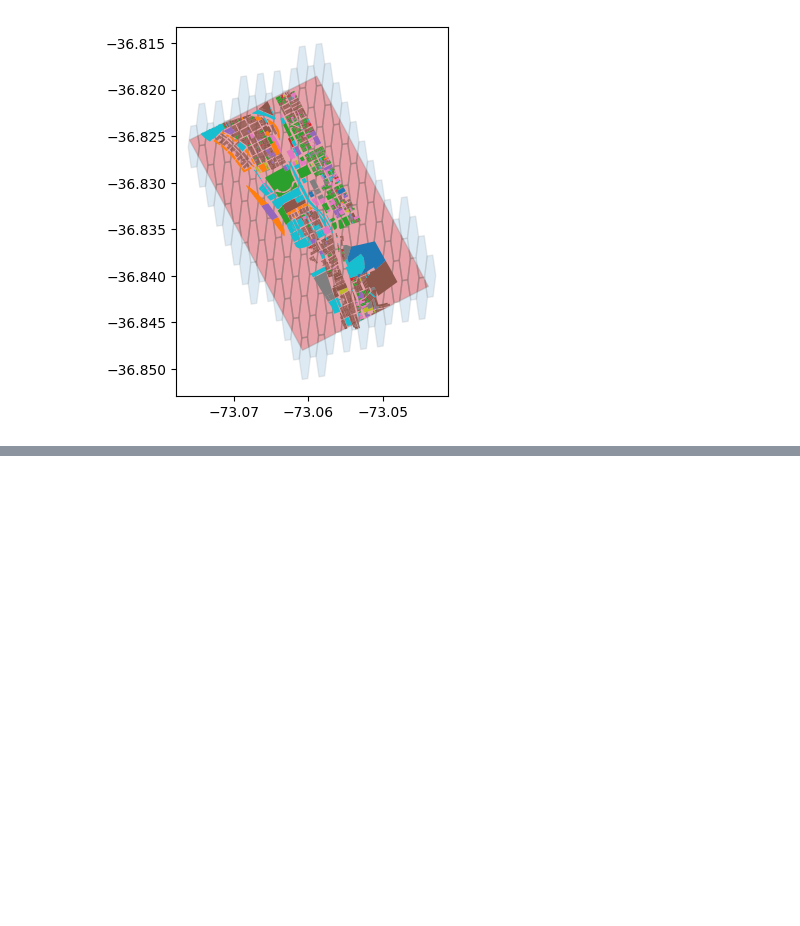
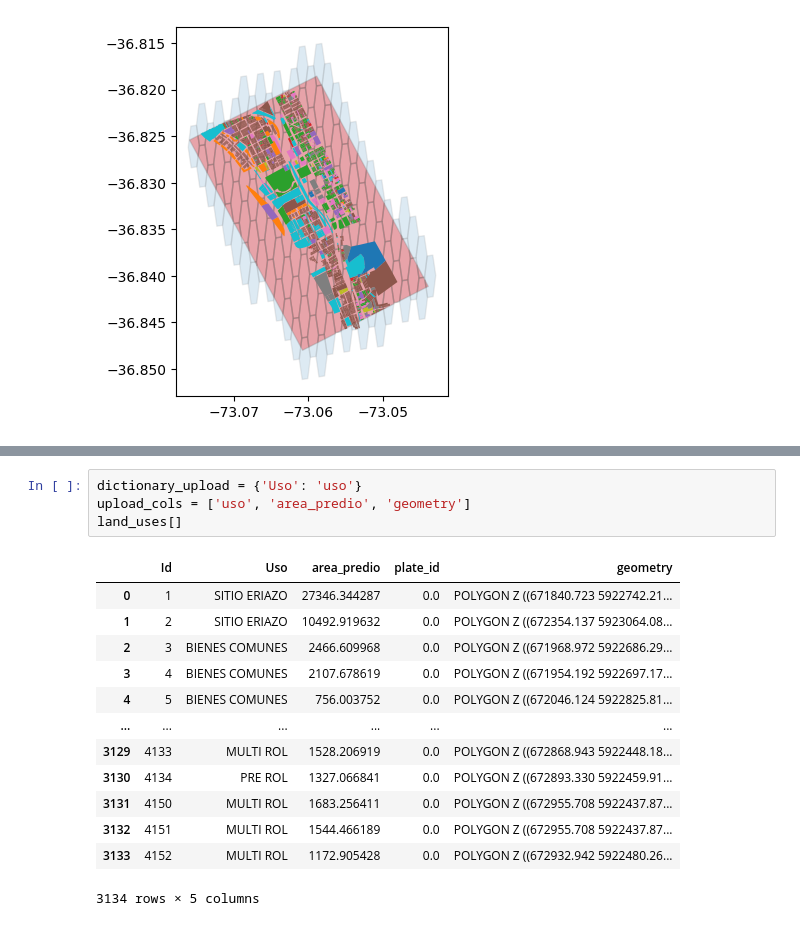
Before and after one commit to diegoalrv/clbb-apio, a Jupyter notebook: notebooks/calc_land_uses_diversity.ipynb, the cells around one changed output, grey strips where cells are left out. Saved outputs shown, nothing was run; the diff lists cells and outputs as text; blank space fills up the shorter version.

```diff
--- a/notebooks/calc_land_uses_diversity.ipynb
+++ b/notebooks/calc_land_uses_diversity.ipynb
@@ -114,0 +164,18 @@ land_uses.plot(ax=ax, column='Uso')
+# %%
+dictionary_upload = {'Uso': 'uso'}
+upload_cols = ['uso', 'area_predio', 'geometry']
+land_uses[]
+# %% [output]
+|  | Id | Uso | area_predio | plate_id | geometry |
+| 0 | 1 | SITIO ERIAZO | 27346.344287 | 0.0 | POLYGON Z ((671840.723 5922742.21... |
+| 1 | 2 | SITIO ERIAZO | 10492.919632 | 0.0 | POLYGON Z ((672354.137 5923064.08... |
+| 2 | 3 | BIENES COMUNES | 2466.609968 | 0.0 | POLYGON Z ((671968.972 5922686.29... |
+| 3 | 4 | BIENES COMUNES | 2107.678619 | 0.0 | POLYGON Z ((671954.192 5922697.17... |
+| 4 | 5 | BIENES COMUNES | 756.003752 | 0.0 | POLYGON Z ((672046.124 5922825.81... |
+| ... | ... | ... | ... | ... | ... |
+| 3129 | 4133 | MULTI ROL | 1528.206919 | 0.0 | POLYGON Z ((672868.943 5922448.18... |
+| 3130 | 4134 | PRE ROL | 1327.066841 | 0.0 | POLYGON Z ((672893.330 5922459.91... |
+| 3131 | 4150 | MULTI ROL | 1683.256411 | 0.0 | POLYGON Z ((672955.708 5922437.87... |
+| 3132 | 4151 | MULTI ROL | 1544.466189 | 0.0 | POLYGON Z ((672955.708 5922437.87... |
+| 3133 | 4152 | MULTI ROL | 1172.905428 | 0.0 | POLYGON Z ((672932.942 5922480.26... |
+3134 rows × 5 columns
```
Also changed, not shown: parts of 3 cells of this notebook, 38 other files.
